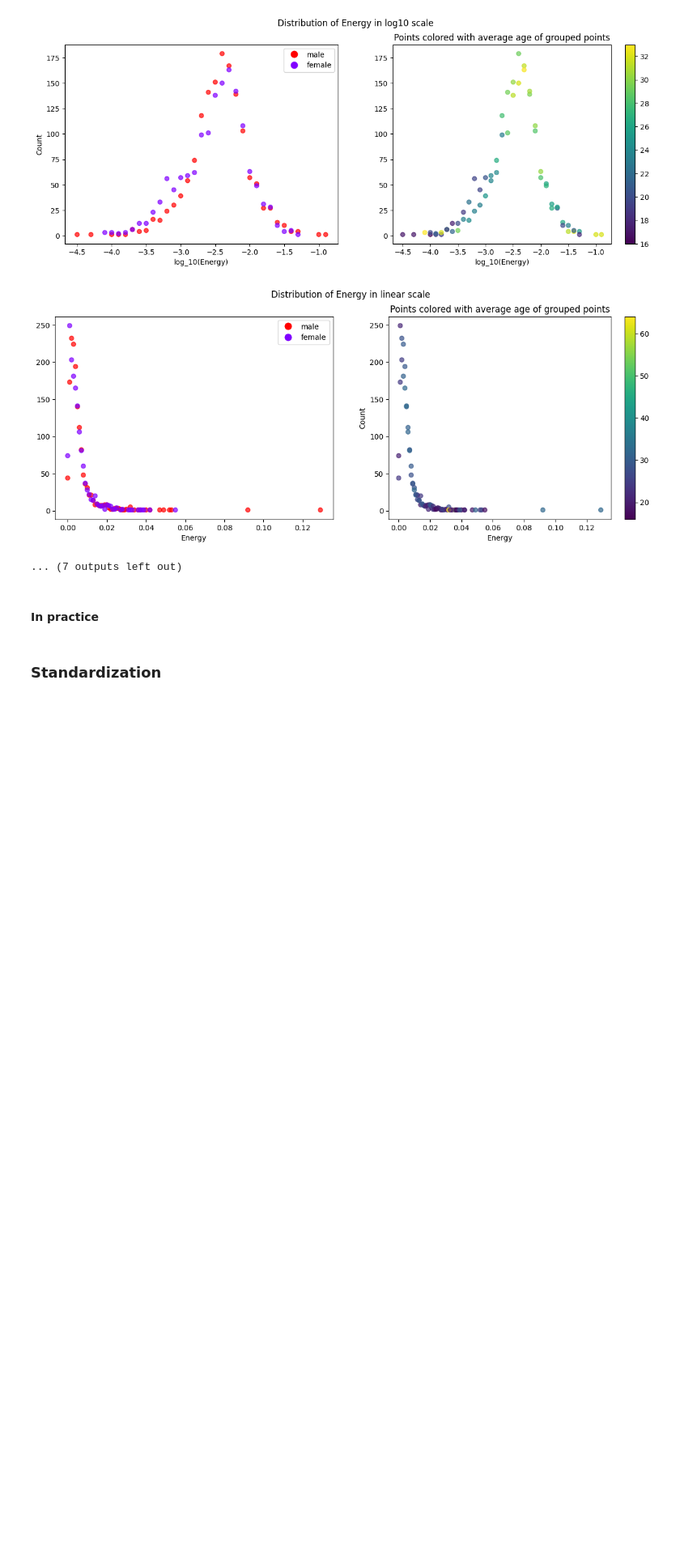
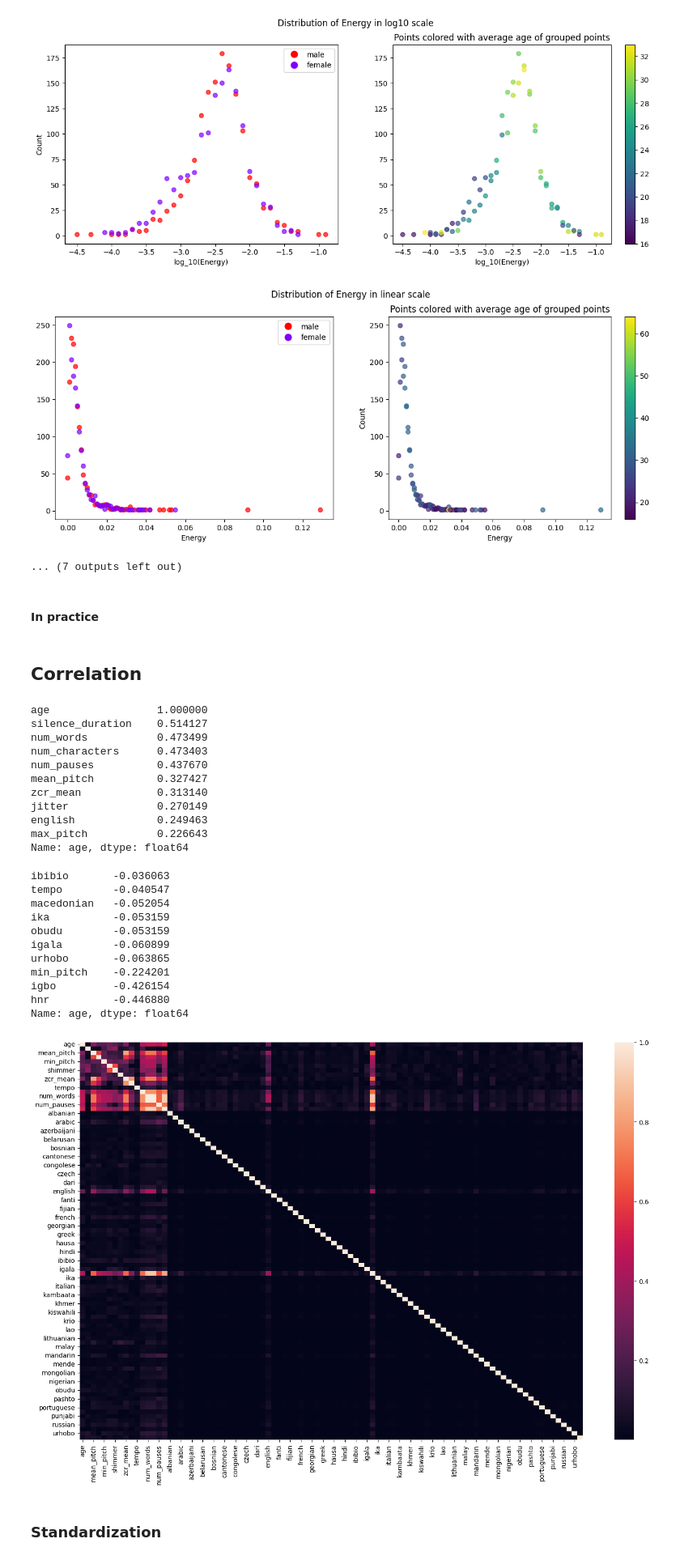
Before and after one commit to OTOTOTO02/Data-Science-Lab-process-and-methods-2024-25-WInter-Assignment, a Jupyter notebook: main.ipynb, the cells around one changed output. Shown at 81% size. Cells and saved outputs as stored; diff of their text form; code cells hidden in the pictures; blank space fills up the shorter version.

```diff
--- a/main.ipynb
+++ b/main.ipynb
@@ -551,5 +551,40 @@ for i, toSub in zip(precisionLog.keys(), [1, 0, 0, 1, 1, 1, 1, 1, 0, 0]):
     if toSub == 1:
         step3_log_dev_df.loc[:, i] = np.log10(step3_dev_df.loc[:, i])
         step3_log_eval_df.loc[:, i] = np.log10(step3_eval_df.loc[:, i])
+# %% [markdown]
+## Correlation
+# %%
+temp:pd.Series = step3_log_dev_df.corr().loc['age', :].sort_values(ascending=False)
+display(temp.head(10))
+display(temp.tail(10))
+
+fig = plt.figure(figsize=(15,10))
+ax = fig.add_subplot()
+sns.heatmap(np.abs(step3_log_dev_df.corr()), ax=ax)
+plt.tight_layout()
+# %% [output]
+age                 1.000000
+silence_duration    0.514127
+num_words           0.473499
+num_characters      0.473403
+num_pauses          0.437670
+mean_pitch          0.327427
+zcr_mean            0.313140
+jitter              0.270149
+english             0.249463
+max_pitch           0.226643
+Name: age, dtype: float64
+ibibio       -0.036063
+tempo        -0.040547
+macedonian   -0.052054
+ika          -0.053159
+obudu        -0.053159
+igala        -0.060899
+urhobo       -0.063865
+min_pitch    -0.224201
+igbo         -0.426154
+hnr          -0.446880
+Name: age, dtype: float64
+[figure, added]
 # %% [markdown]
 ### Standardization
```
Also changed, not shown: parts of 16 cells of this notebook.
